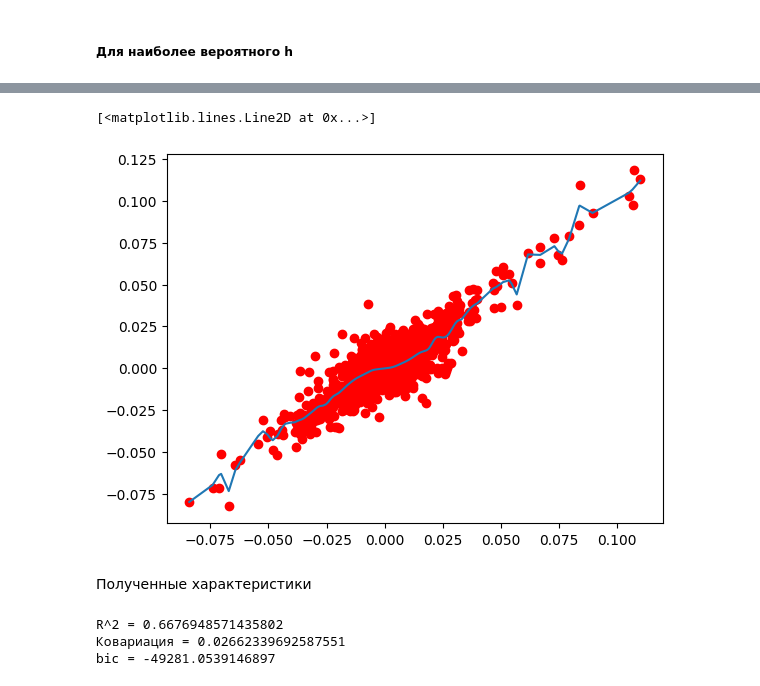
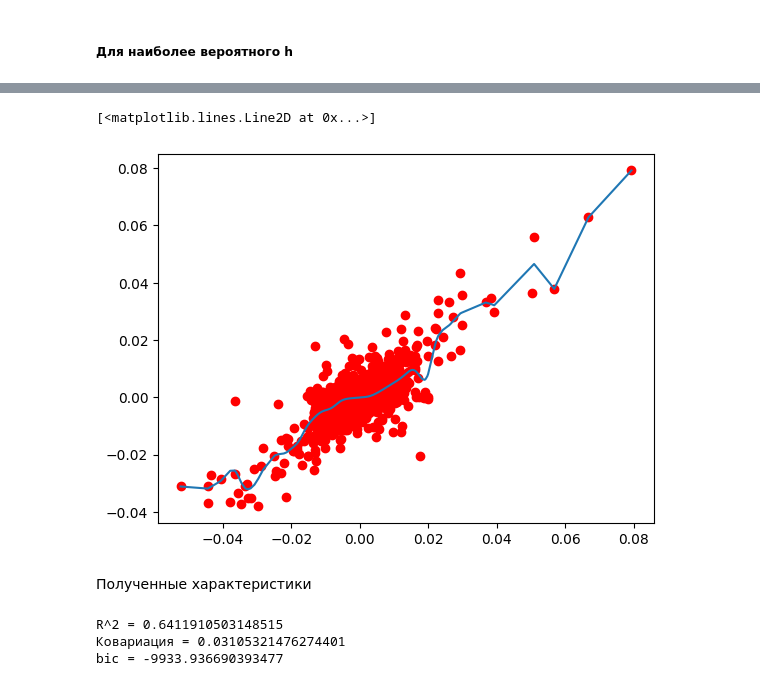
Before and after one commit to AnfimovAleksandr/mag_diploma, a Jupyter notebook: Непараметрический_2.ipynb, the cells around one changed output, grey strips where cells are left out. Cells and saved outputs as stored; diff of their text form; code cells hidden in the pictures.

```diff
--- a/Непараметрический_2.ipynb
+++ b/Непараметрический_2.ipynb
@@ -1852,27 +1850,32 @@ h_prob
 # %%
-k_h = K_h(np_data_euro - np_data_euro.reshape((n_samples)), h_prob)
-res = (k_h * np_data_dollar).sum(axis = 0) / k_h.sum(axis = 0)
+k_h = K_h(X_test - X_test.reshape((n_samples_test)), h_prob)
+res = (k_h * y_test).sum(axis = 0) / k_h.sum(axis = 0)
 
 E_Y_X = res.reshape(-1, 1)
-residiuals = np_data_dollar - E_Y_X
+residiuals = y_test - E_Y_X
 covar = np.cov(E_Y_X.flatten(), residiuals.flatten())[0][1]
 
-var_Y = np_data_dollar.var(ddof= 1)
+var_Y = y_test.var(ddof= 1)
 var_E_X_Y = E_Y_X.var(ddof= 1)
-var_resid = sum((residiuals ** 2) / (n_samples - 1))
+var_resid = sum((residiuals ** 2) / (n_samples_test - 1))
 
 density = gaussian_kde(residiuals.T[0])
 LogLikelihood = np.log(density(residiuals.T[0])).sum()
 
 R_2 = var_E_X_Y / var_Y
 cov_part = 2 * covar / var_Y
-bic = -2 * LogLikelihood + 3 * np.log(n_samples)
+bic = -2 * LogLikelihood + 3 * np.log(n_samples_test)
+# %%
+X_reshaped = X_test.reshape(1, -1)[0]
+sorted_indices = np.argsort(X_reshaped)  # Получаем индексы для сортировки
+X_sorted = X_reshaped[sorted_indices]
+res_sorted = res[sorted_indices]
 # %%
-plt.plot(np_data_euro, np_data_dollar, 'ro')
-plt.plot(np_data_euro, res)
+plt.plot(X_test, y_test, 'ro')
+plt.plot(X_sorted, res_sorted)
 # %% [output]
 [<matplotlib.lines.Line2D at 0x...>]
-[figure, old version]
+[figure, new version]
 # %% [markdown]
 Полученные характеристики
 # %%
@@ -1880,6 +1883,6 @@ print('R^2 =', R_2)
 print('Ковариация =', cov_part)
 print('bic =', bic)
 # %% [output]
-R^2 = 0.6676948571435802
-Ковариация = 0.02662339692587551
-bic = -49281.0539146897
+R^2 = 0.6411910503148515
+Ковариация = 0.03105321476274401
+bic = -9933.936690393477
```
Also changed, not shown: parts of 6 cells of this notebook, 2 other files.
